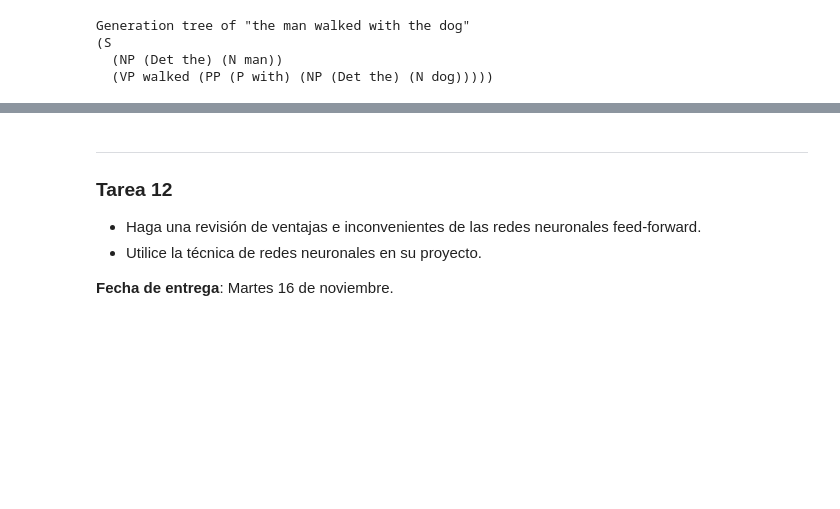
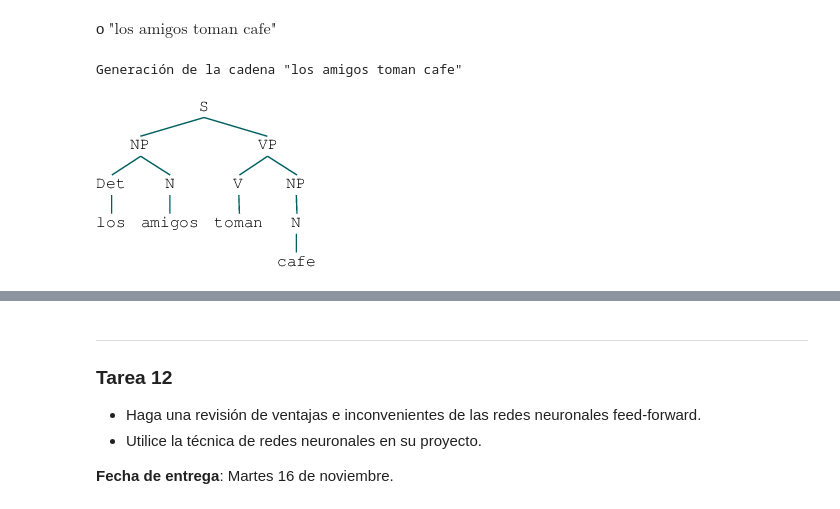
Before and after one commit to rsotoc/pattern-recognition, a Jupyter notebook: Clasificación VI.ipynb, the cells around one changed output, grey strips where cells are left out. Saved outputs shown, nothing was run; the diff lists cells and outputs as text; code cells hidden in the pictures; blank space fills up the shorter version.

```diff
--- a/Clasificación VI.ipynb
+++ b/Clasificación VI.ipynb
@@ -111,10 +137,10 @@ Esta gramática permite generar frases como $X=\textrm{"the man walked with the
+# %% [markdown]
+o $\textrm{"los amigos toman cafe"}$
 # %%
-X = "the man walked with the dog"
-print("Generation tree of \"{}\"".format(X))
+X = "los amigos toman cafe"
+print("Generación de la cadena \"{}\"".format(X))
 for tree in parser.parse(X.split()):
-    print(tree)
+    display(tree)
 # %% [output]
-Generation tree of "the man walked with the dog"
-(S
-  (NP (Det the) (N man))
-  (VP walked (PP (P with) (NP (Det the) (N dog)))))
+Generación de la cadena "los amigos toman cafe"
+[figure, added]
```
Also changed, not shown: parts of 21 cells of this notebook, 4 other files.
